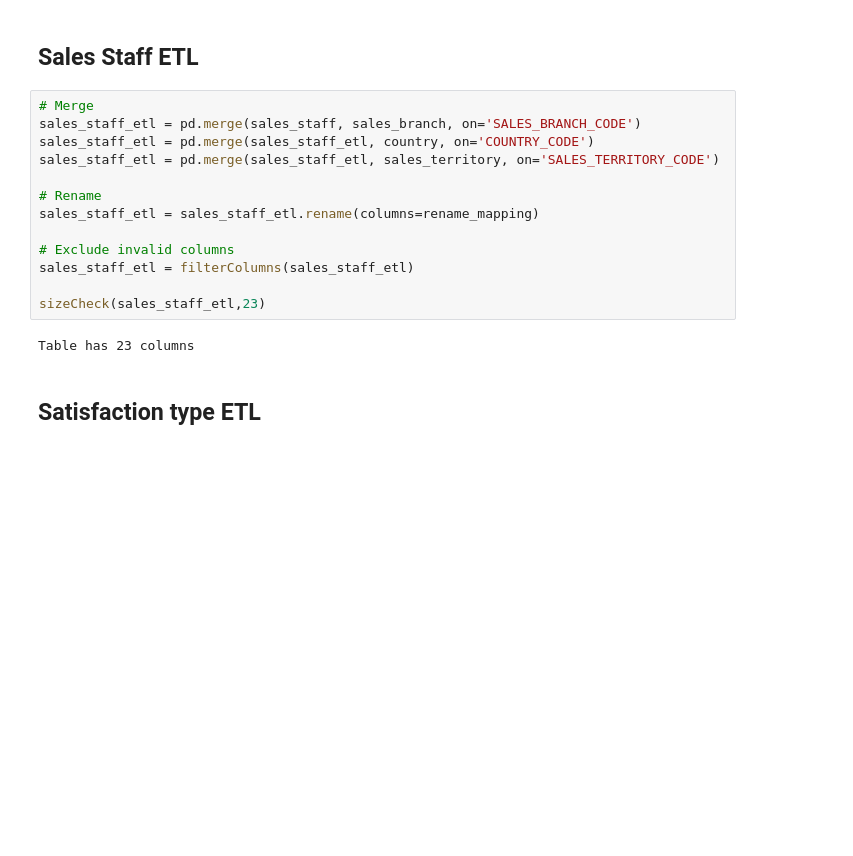
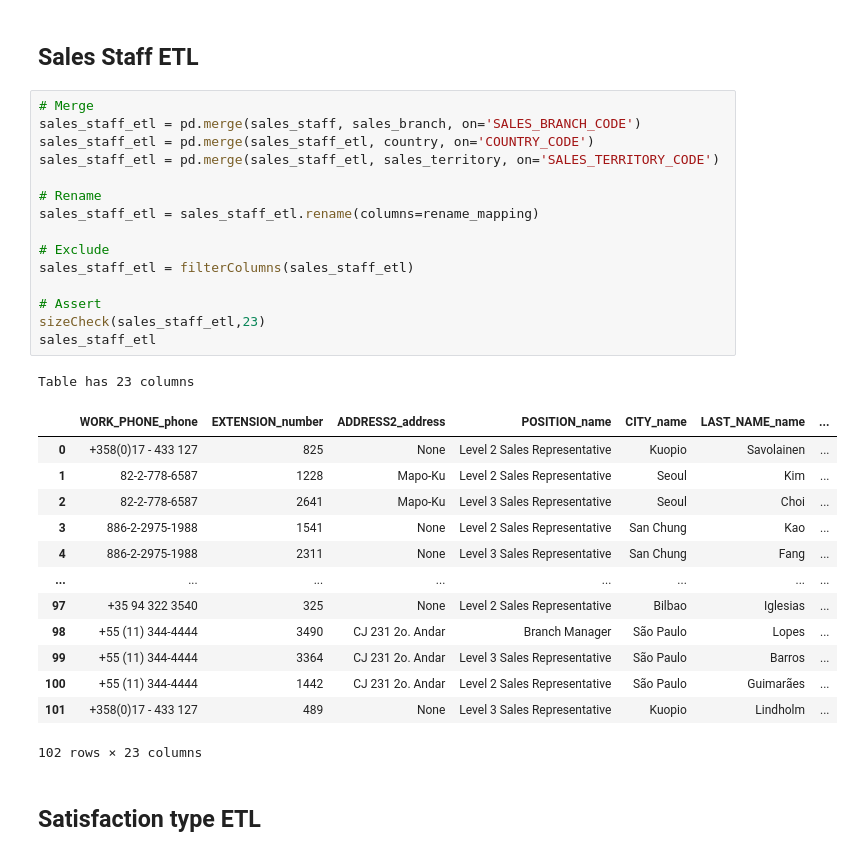
Before and after one commit to Vertcol/Datawarehouse, a Jupyter notebook: ETL.ipynb, the cells around one changed output. Saved outputs shown, nothing was run; the diff lists cells and outputs as text; blank space fills up the shorter version.

```diff
--- a/ETL.ipynb
+++ b/ETL.ipynb
@@ -298,18 +301,33 @@ product_etl
 # %%
 # Merge
 sales_staff_etl = pd.merge(sales_staff, sales_branch, on='SALES_BRANCH_CODE')
 sales_staff_etl = pd.merge(sales_staff_etl, country, on='COUNTRY_CODE')
 sales_staff_etl = pd.merge(sales_staff_etl, sales_territory, on='SALES_TERRITORY_CODE')
 
 # Rename
 sales_staff_etl = sales_staff_etl.rename(columns=rename_mapping)
 
-# Exclude invalid columns
+# Exclude
 sales_staff_etl = filterColumns(sales_staff_etl)
 
+# Assert
 sizeCheck(sales_staff_etl,23)
+sales_staff_etl
 # %% [output]
 Table has 23 columns
+|  | WORK_PHONE_phone | EXTENSION_number | ADDRESS2_address | POSITION_name | CITY_name | LAST_NAME_name | ... |
+| 0 | +358(0)17 - 433 127 | 825 | None | Level 2 Sales Representative | Kuopio | Savolainen | ... |
+| 1 | 82-2-778-6587 | 1228 | Mapo-Ku | Level 2 Sales Representative | Seoul | Kim | ... |
+| 2 | 82-2-778-6587 | 2641 | Mapo-Ku | Level 3 Sales Representative | Seoul | Choi | ... |
+| 3 | 886-2-2975-1988 | 1541 | None | Level 2 Sales Representative | San Chung | Kao | ... |
+| 4 | 886-2-2975-1988 | 2311 | None | Level 3 Sales Representative | San Chung | Fang | ... |
+| ... | ... | ... | ... | ... | ... | ... | ... |
+| 97 | +35 94 322 3540 | 325 | None | Level 2 Sales Representative | Bilbao | Iglesias | ... |
+| 98 | +55 (11) 344-4444 | 3490 | CJ 231 2o. Andar | Branch Manager | São Paulo | Lopes | ... |
+| 99 | +55 (11) 344-4444 | 3364 | CJ 231 2o. Andar | Level 3 Sales Representative | São Paulo | Barros | ... |
+| 100 | +55 (11) 344-4444 | 1442 | CJ 231 2o. Andar | Level 2 Sales Representative | São Paulo | Guimarães | ... |
+| 101 | +358(0)17 - 433 127 | 489 | None | Level 3 Sales Representative | Kuopio | Lindholm | ... |
+102 rows × 23 columns
 # %% [markdown]
 ## Satisfaction type ETL
 # %%
```
Also changed, not shown: parts of 10 cells of this notebook.
